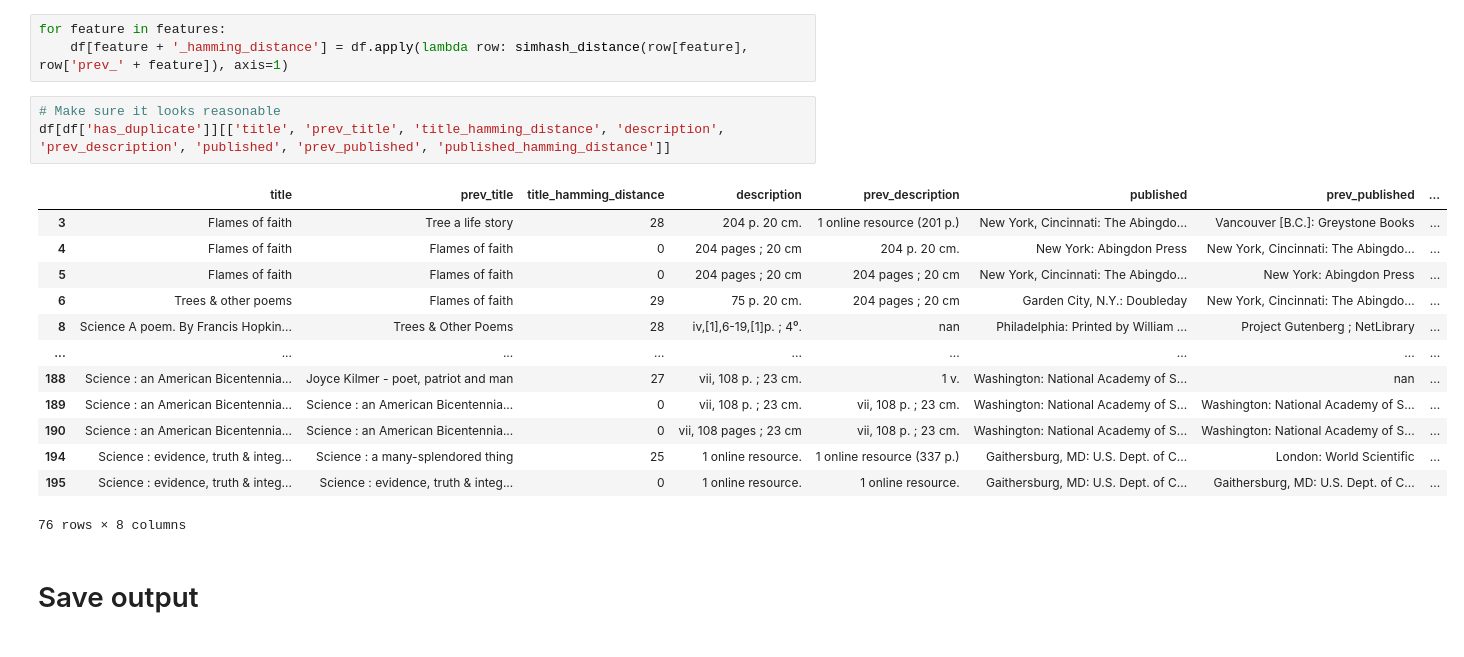
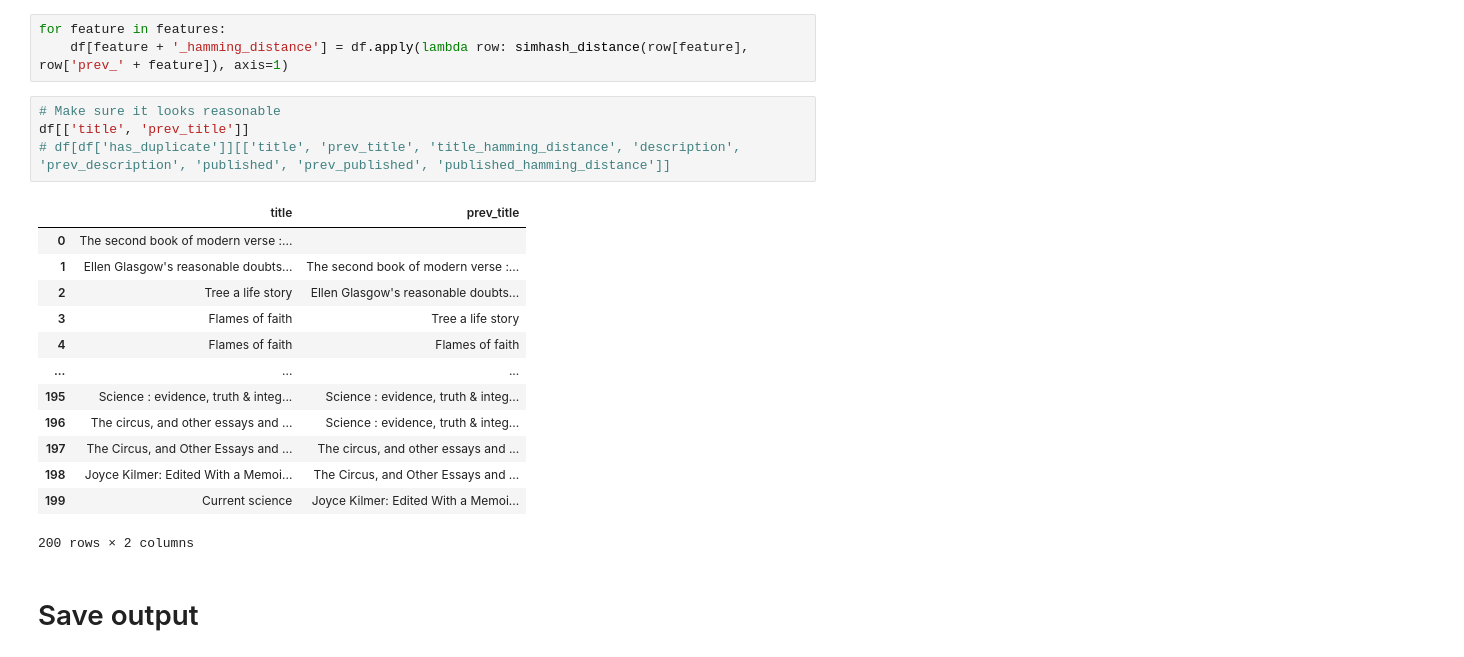
Before and after one commit to pulibrary/ml_experiments, a Jupyter notebook: simhash_custom/simhash_for_duplicate_detection.ipynb, the cells around one changed output. Saved outputs shown, nothing was run; the diff lists cells and outputs as text.

```diff
--- a/simhash_for_duplicate_detection.ipynb
+++ b/simhash_custom/simhash_for_duplicate_detection.ipynb
@@ -72,21 +72,22 @@ for feature in features:
     df[feature + '_hamming_distance'] = df.apply(lambda row: simhash_distance(row[feature], row['prev_' + feature]), axis=1)
 # %%
 # Make sure it looks reasonable
-df[df['has_duplicate']][['title', 'prev_title', 'title_hamming_distance', 'description', 'prev_description', 'published', 'prev_published', 'published_hamming_distance']]
+df[['title', 'prev_title']]
+# df[df['has_duplicate']][['title', 'prev_title', 'title_hamming_distance', 'description', 'prev_description', 'published', 'prev_published', 'published_hamming_distance']]
 # %% [output]
-|  | title | prev_title | title_hamming_distance | description | prev_description | published | prev_published | ... |
-| 3 | Flames of faith | Tree a life story | 28 | 204 p. 20 cm. | 1 online resource (201 p.) | New York, Cincinnati: The Abingdo... | Vancouver [B.C.]: Greystone Books | ... |
-| 4 | Flames of faith | Flames of faith | 0 | 204 pages ; 20 cm | 204 p. 20 cm. | New York: Abingdon Press | New York, Cincinnati: The Abingdo... | ... |
-| 5 | Flames of faith | Flames of faith | 0 | 204 pages ; 20 cm | 204 pages ; 20 cm | New York, Cincinnati: The Abingdo... | New York: Abingdon Press | ... |
-| 6 | Trees & other poems | Flames of faith | 29 | 75 p. 20 cm. | 204 pages ; 20 cm | Garden City, N.Y.: Doubleday | New York, Cincinnati: The Abingdo... | ... |
-| 8 | Science A poem. By Francis Hopkin... | Trees & Other Poems | 28 | iv,[1],6-19,[1]p. ; 4⁰. | nan | Philadelphia: Printed by William ... | Project Gutenberg ; NetLibrary | ... |
-| ... | ... | ... | ... | ... | ... | ... | ... | ... |
-| 188 | Science : an American Bicentennia... | Joyce Kilmer - poet, patriot and man | 27 | vii, 108 p. ; 23 cm. | 1 v. | Washington: National Academy of S... | nan | ... |
-| 189 | Science : an American Bicentennia... | Science : an American Bicentennia... | 0 | vii, 108 p. ; 23 cm. | vii, 108 p. ; 23 cm. | Washington: National Academy of S... | Washington: National Academy of S... | ... |
-| 190 | Science : an American Bicentennia... | Science : an American Bicentennia... | 0 | vii, 108 pages ; 23 cm | vii, 108 p. ; 23 cm. | Washington: National Academy of S... | Washington: National Academy of S... | ... |
-| 194 | Science : evidence, truth & integ... | Science : a many-splendored thing | 25 | 1 online resource. | 1 online resource (337 p.) | Gaithersburg, MD: U.S. Dept. of C... | London: World Scientific | ... |
-| 195 | Science : evidence, truth & integ... | Science : evidence, truth & integ... | 0 | 1 online resource. | 1 online resource. | Gaithersburg, MD: U.S. Dept. of C... | Gaithersburg, MD: U.S. Dept. of C... | ... |
+|  | title | prev_title |
+| 0 | The second book of modern verse :... |  |
+| 1 | Ellen Glasgow's reasonable doubts... | The second book of modern verse :... |
+| 2 | Tree a life story | Ellen Glasgow's reasonable doubts... |
+| 3 | Flames of faith | Tree a life story |
+| 4 | Flames of faith | Flames of faith |
+| ... | ... | ... |
+| 195 | Science : evidence, truth & integ... | Science : evidence, truth & integ... |
+| 196 | The circus, and other essays and ... | Science : evidence, truth & integ... |
+| 197 | The Circus, and Other Essays and ... | The circus, and other essays and ... |
+| 198 | Joyce Kilmer: Edited With a Memoi... | The Circus, and Other Essays and ... |
+| 199 | Current science | Joyce Kilmer: Edited With a Memoi... |
-76 rows × 8 columns
+200 rows × 2 columns
 # %% [markdown]
 # Save output
 # %%
```
Also changed, not shown: 4 other files.
